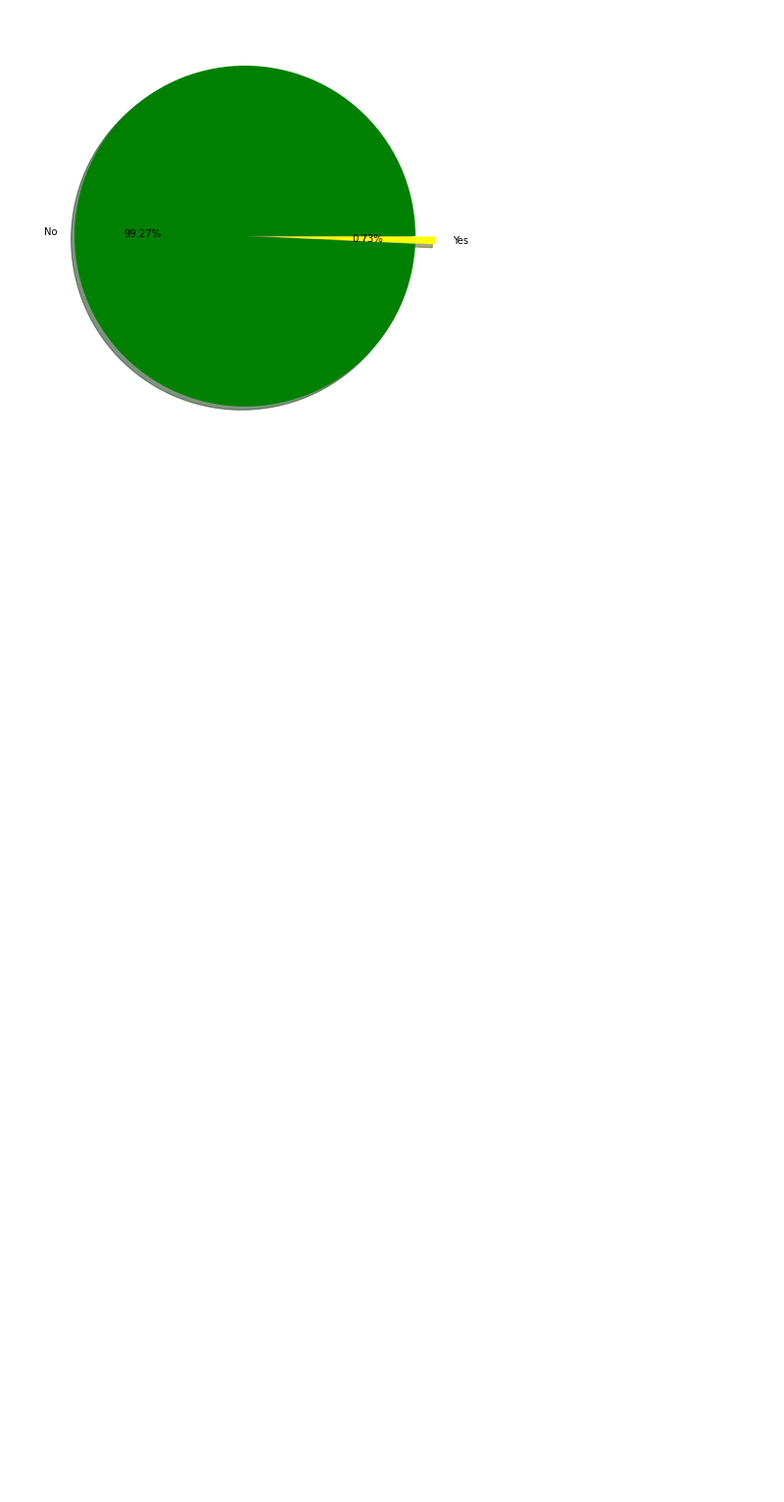
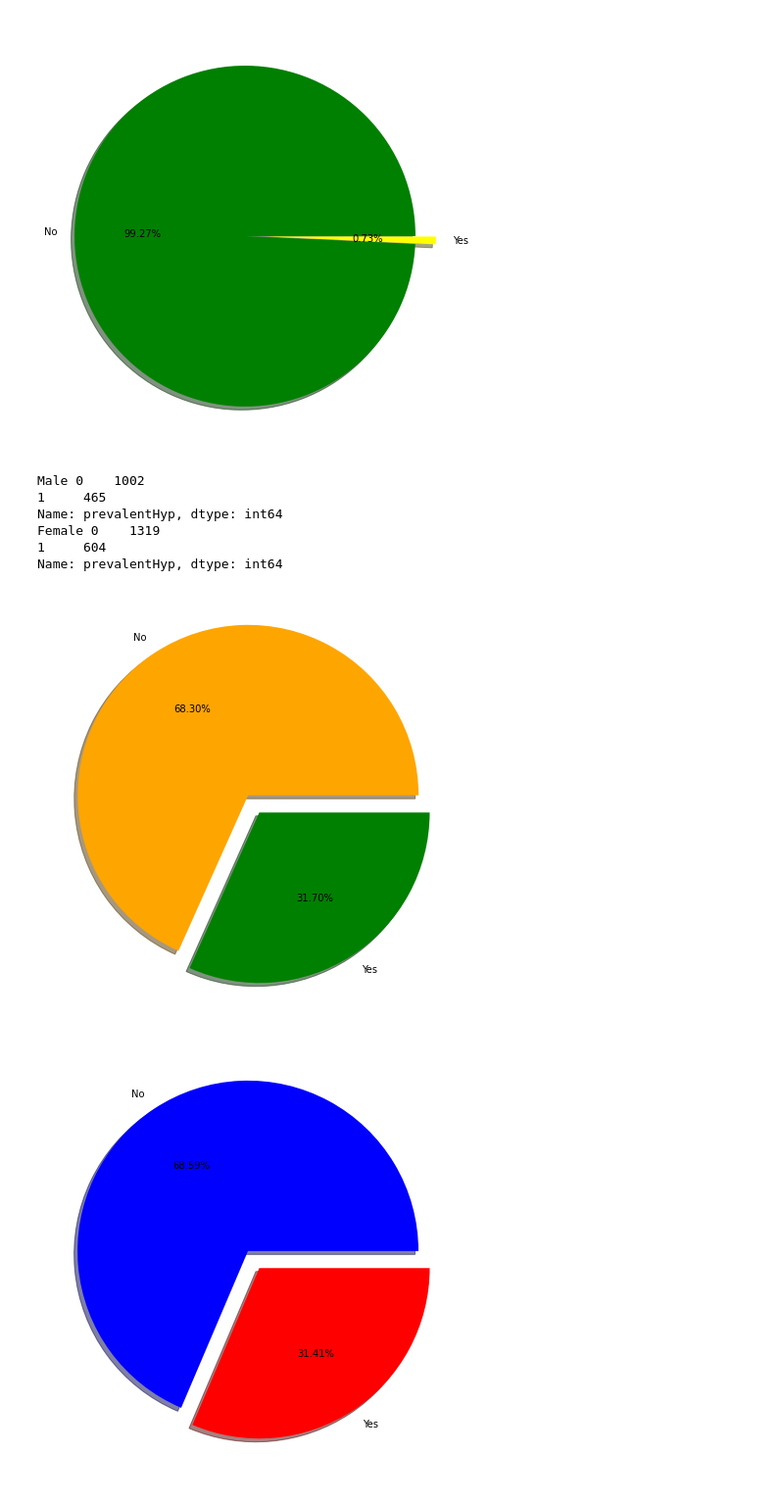
Before and after one commit to Shambhurajdesai/Capstone-3---Cardio-Vascular-Risk--Classification, a Jupyter notebook: Cardio_Vascular_Risk_Capstone_3.ipynb, the cells around one changed output. Shown at 98% size. Drawn from its saved outputs; the diff is of its cells as text; code cells hidden in the pictures; blank space fills up the shorter version.

```diff
--- a/Cardio_Vascular_Risk_Capstone_3.ipynb
+++ b/Cardio_Vascular_Risk_Capstone_3.ipynb
@@ -585,3 +585,23 @@ Female 0    1909
 Name: prevalentStroke, dtype: int64
 [figure]
 [figure]
+# %%
+# here by using the pie plot we calculate the % of prevalent hyper tension in males and females
+plt.figure(figsize=(8,8))
+plt.pie(male['prevalentHyp'].value_counts(),shadow=True,autopct='%1.2f%%',
+        labels=['No','Yes'],explode=(0.1,0.02),colors=('orange','green'))
+print('Male',male['prevalentHyp'].value_counts())
+
+plt.figure(figsize=(8,8))
+plt.pie(female['prevalentHyp'].value_counts(),shadow=True,autopct='%1.2f%%',
+        labels=['No','Yes'],explode=(0.1,0.02),colors=('blue','red'))
+print('Female',female['prevalentHyp'].value_counts())
+# %% [output]
+Male 0    1002
+1     465
+Name: prevalentHyp, dtype: int64
+Female 0    1319
+1     604
+Name: prevalentHyp, dtype: int64
+[figure, added]
+[figure, added]
```
Also changed, not shown: parts of 26 cells of this notebook.
